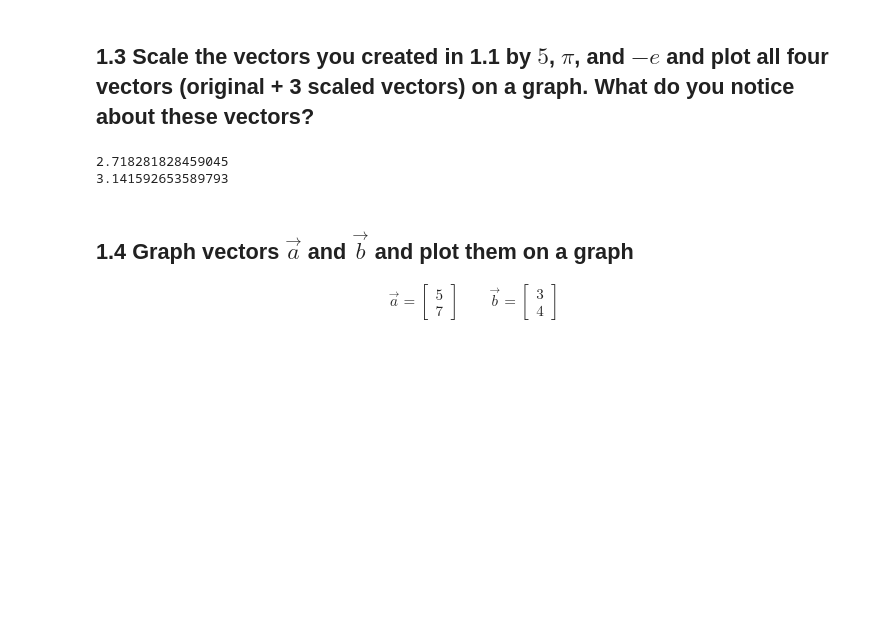
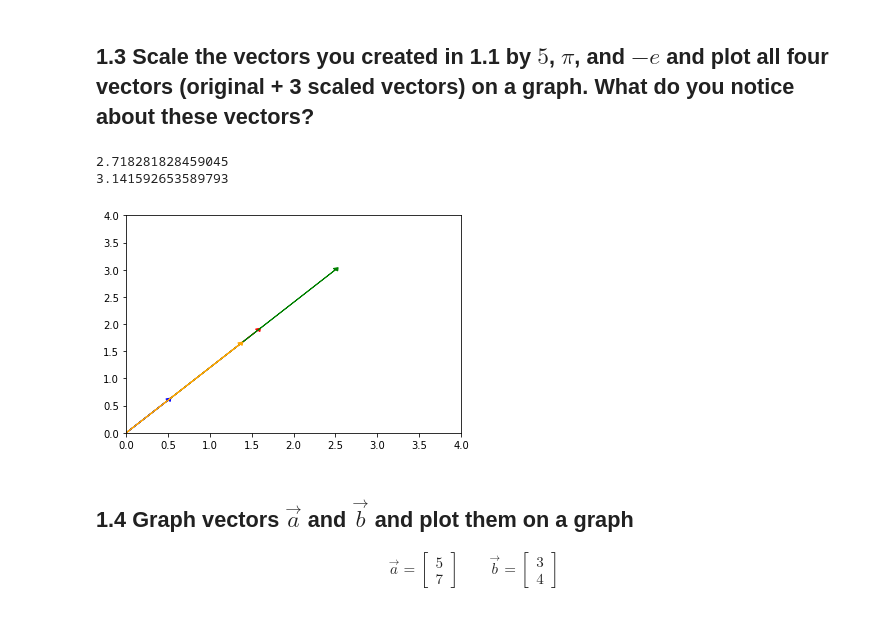
Before and after one commit to bloominstituteoftechnology/DS-Unit-1-Sprint-3-Linear-Algebra, a Jupyter notebook: module1-vectors-and-matrices/LS_DS_131_Vectors_and_Matrices_Assignment.ipynb, the cells around one changed output. Saved outputs shown, nothing was run; the diff lists cells and outputs as text; code cells hidden in the pictures; blank space fills up the shorter version.

```diff
--- a/module1-vectors-and-matrices/LS_DS_131_Vectors_and_Matrices_Assignment.ipynb
+++ b/module1-vectors-and-matrices/LS_DS_131_Vectors_and_Matrices_Assignment.ipynb
@@ -15,6 +54,23 @@ print(pi)
 # %% [output]
 2.718281828459045
 3.141592653589793
+# %%
+
+g = np.multiply(5, p)
+
+r = np.multiply(math.pi, p)
+
+o = np.multiply(math.e, p)
+
+plt.arrow (0,0, r[0], r[1],head_width=.07,head_length=0.05, color='red')
+plt.arrow (0,0, g[0], g[1],head_width=.07, head_length=0.05, color='green')
+plt.arrow(0,0, p[0], p[1],head_width=.07, head_length=0.05, color ='blue')
+plt.arrow (0,0, o[0], o[1],head_width=.07, head_length=0.05, color='orange')
+plt.xlim(0,4)
+plt.ylim(0,4)
+plt.show()
+# %% [output]
+[figure, added]
 # %% [markdown]
 ## 1.4 Graph vectors $\vec{a}$ and $\vec{b}$ and plot them on a graph
 
```
Also changed, not shown: parts of 29 cells of this notebook.
